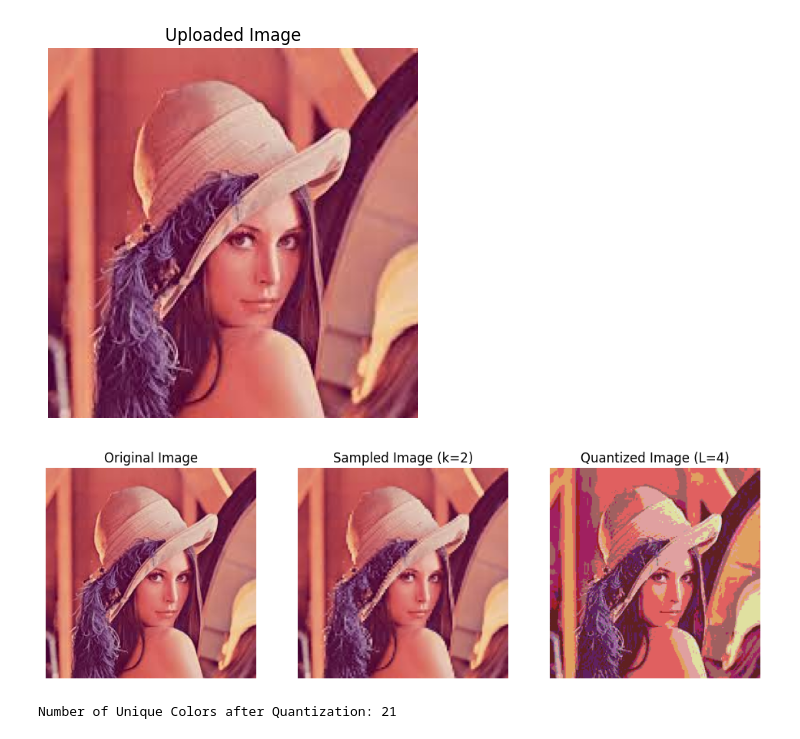
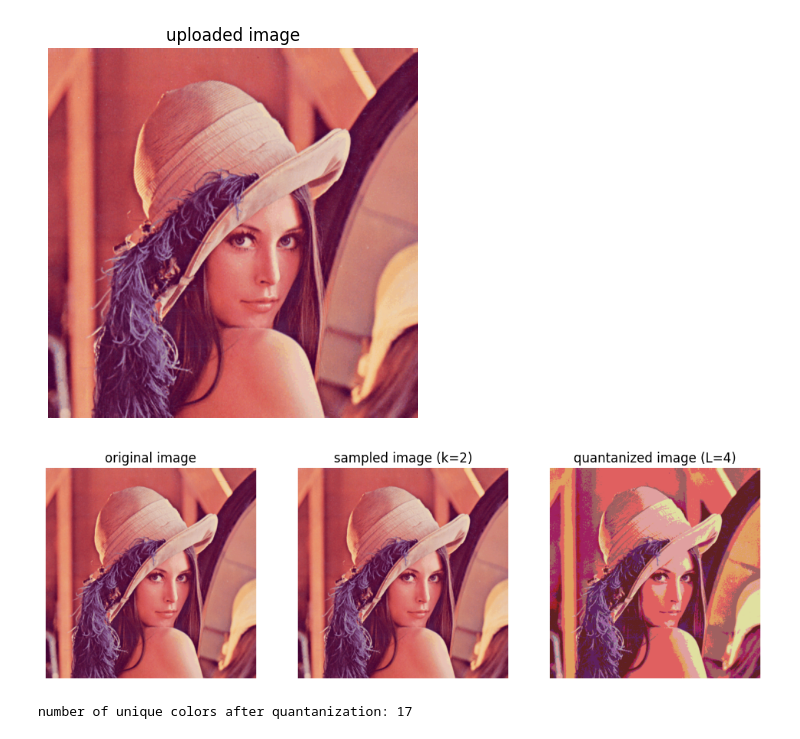
Before and after one commit to catpixie-47/FDIP, a Jupyter notebook: FDIP_3_123B1F047.ipynb, the cells around one changed output. Saved outputs shown, nothing was run; the diff lists cells and outputs as text; code cells hidden in the pictures.

```diff
--- a/FDIP_3_123B1F047.ipynb
+++ b/FDIP_3_123B1F047.ipynb
@@ -11,22 +11,22 @@ Saving testimage.jpg to testimage (2).jpg
 import cv2
 import matplotlib.pyplot as plt
 
-img = cv2.imread('testimage.jpg')
-img = cv2.cvtColor(img, cv2.COLOR_BGR2RGB)  # convert BGR to RGB for correct colors
+img = cv2.imread('testimage.png')
+img = cv2.cvtColor(img, cv2.COLOR_BGR2RGB)  #convert bgr to rgb
 
 plt.imshow(img)
 plt.axis('off')
-plt.title("Uploaded Image")
+plt.title("uploaded image")
 plt.show()
 # %% [output]
 [figure]
 # %%
-
-
-# Sampling Function
+import numpy as np
+import cv2
+import matplotlib.pyplot as plt
 
 def image_sampling(img, k):
-    return img[::k, ::k]
+    return img[::k , ::k]
 
 
 def image_quantization(img, L):
@@ -34,36 +34,36 @@ def image_quantization(img, L):
     quantized_img = (img // delta) * delta + (delta // 2)
     return quantized_img.astype(np.uint8)
 
 sampling_factor = 2
 quant_levels = 4
 
 
 sampled_img = image_sampling(img, sampling_factor)
 quantized_img = image_quantization(img, quant_levels)
 
 
 plt.figure(figsize=(12,6))
 
 plt.subplot(1,3,1)
-plt.title("Original Image")
+plt.title("original image")
 plt.imshow(img)
 plt.axis('off')
 
 plt.subplot(1,3,2)
-plt.title(f"Sampled Image (k={sampling_factor})")
+plt.title(f"sampled image (k={sampling_factor})")
 plt.imshow(sampled_img)
 plt.axis('off')
 
 plt.subplot(1,3,3)
-plt.title(f"Quantized Image (L={quant_levels})")
+plt.title(f"quantanized image (L={quant_levels})")
 plt.imshow(quantized_img)
 plt.axis('off')
 
 plt.show()
 
 #unique colors
 unique_colors = np.unique(quantized_img.reshape(-1, 3), axis=0)
-print("Number of Unique Colors after Quantization:", len(unique_colors))
+print("number of unique colors after quantanization:", len(unique_colors))
 # %% [output]
-[figure, old version]
+[figure, new version]
-Number of Unique Colors after Quantization: 21
+number of unique colors after quantanization: 17
```
Also changed, not shown: parts of 1 cell of this notebook.
